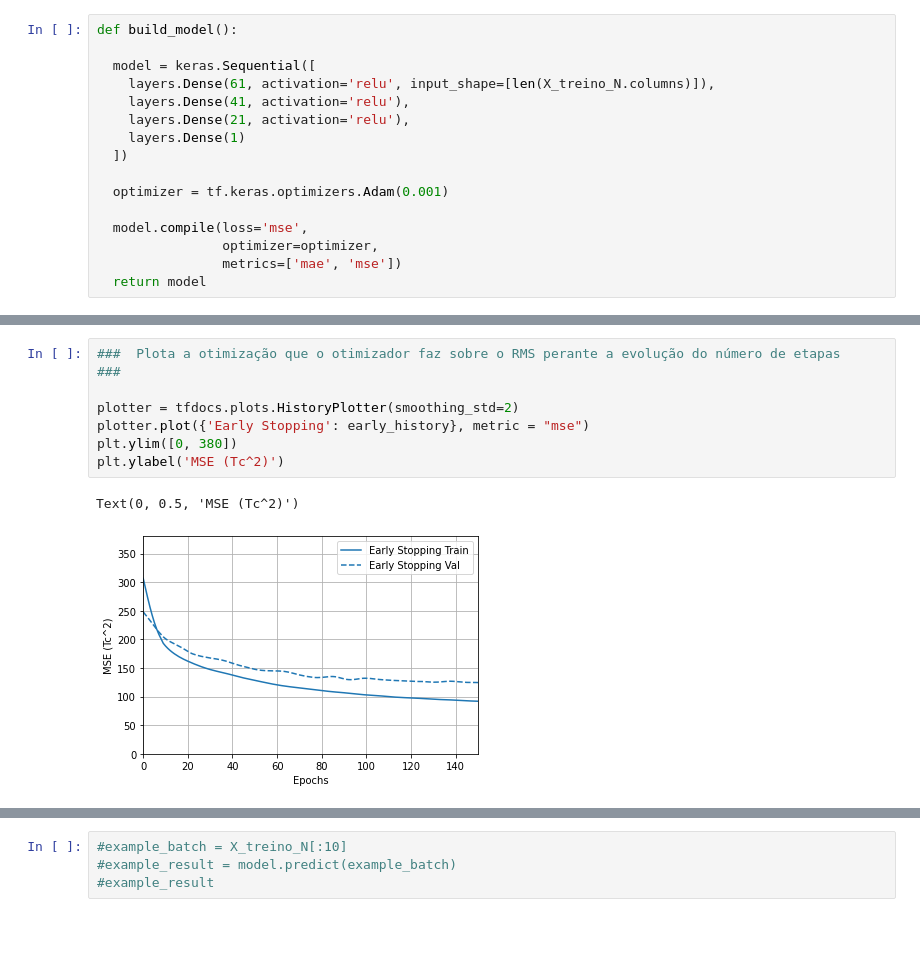
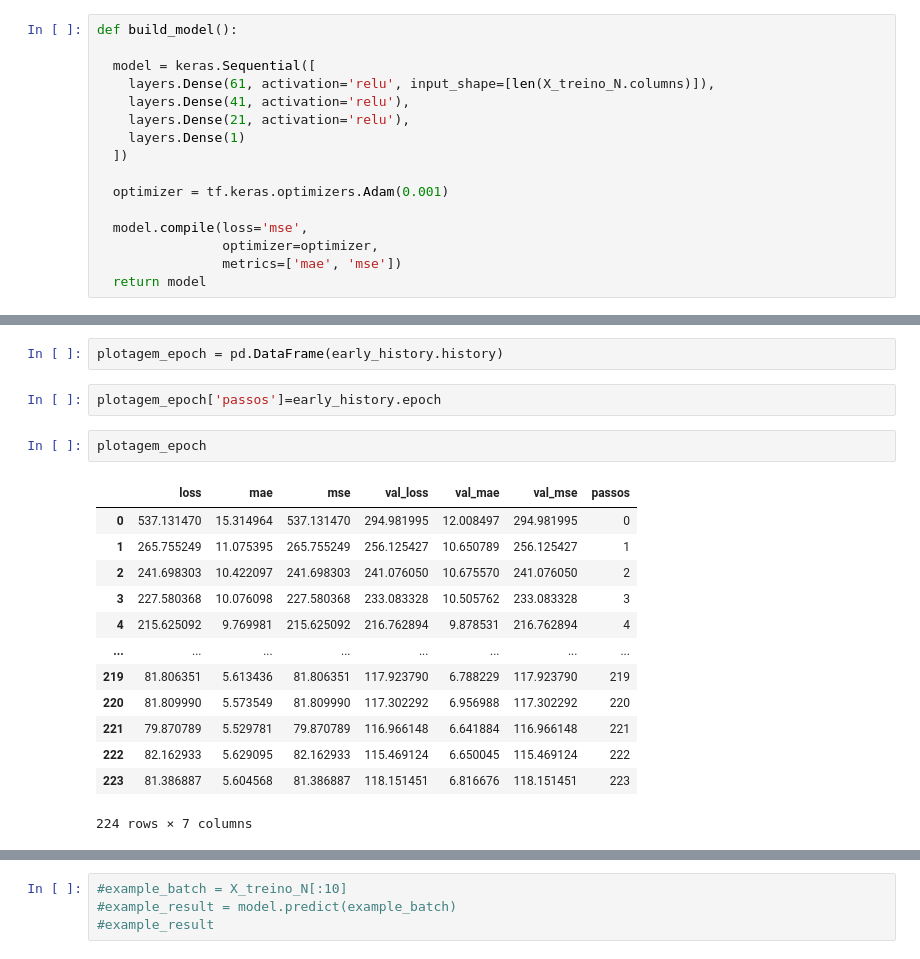
Before and after one commit to muriloafonso/TG_ENG_FISICA, a Jupyter notebook: melhores_modelos/dnn_tensorflow_keras.ipynb, the cells around one changed output, grey strips where cells are left out. Drawn from its saved outputs; the diff is of its cells as text; blank space fills up the shorter version.

```diff
--- a/melhores_modelos/dnn_tensorflow_keras.ipynb
+++ b/melhores_modelos/dnn_tensorflow_keras.ipynb
@@ -392,10 +396,20 @@ Epoch: 100, loss:102.2207,  mae:6.3961,  mse:102.2207,  val_loss:140.0263,  val_
-# %%
-###  Plota a otimização que o otimizador faz sobre o RMS perante a evolução do número de etapas   ###
-
-plotter = tfdocs.plots.HistoryPlotter(smoothing_std=2)
-plotter.plot({'Early Stopping': early_history}, metric = "mse")
-plt.ylim([0, 380])
-plt.ylabel('MSE (Tc^2)')
-# %% [output]
-Text(0, 0.5, 'MSE (Tc^2)')
-[figure, removed]
+# %%
+plotagem_epoch = pd.DataFrame(early_history.history)
+# %%
+plotagem_epoch['passos']=early_history.epoch
+# %%
+plotagem_epoch
+# %% [output]
+|  | loss | mae | mse | val_loss | val_mae | val_mse | passos |
+| 0 | 537.131470 | 15.314964 | 537.131470 | 294.981995 | 12.008497 | 294.981995 | 0 |
+| 1 | 265.755249 | 11.075395 | 265.755249 | 256.125427 | 10.650789 | 256.125427 | 1 |
+| 2 | 241.698303 | 10.422097 | 241.698303 | 241.076050 | 10.675570 | 241.076050 | 2 |
+| 3 | 227.580368 | 10.076098 | 227.580368 | 233.083328 | 10.505762 | 233.083328 | 3 |
+| 4 | 215.625092 | 9.769981 | 215.625092 | 216.762894 | 9.878531 | 216.762894 | 4 |
+| ... | ... | ... | ... | ... | ... | ... | ... |
+| 219 | 81.806351 | 5.613436 | 81.806351 | 117.923790 | 6.788229 | 117.923790 | 219 |
+| 220 | 81.809990 | 5.573549 | 81.809990 | 117.302292 | 6.956988 | 117.302292 | 220 |
+| 221 | 79.870789 | 5.529781 | 79.870789 | 116.966148 | 6.641884 | 116.966148 | 221 |
+| 222 | 82.162933 | 5.629095 | 82.162933 | 115.469124 | 6.650045 | 115.469124 | 222 |
+| 223 | 81.386887 | 5.604568 | 81.386887 | 118.151451 | 6.816676 | 118.151451 | 223 |
+224 rows × 7 columns
```
Also changed, not shown: parts of 16 cells of this notebook, 5 other files.
